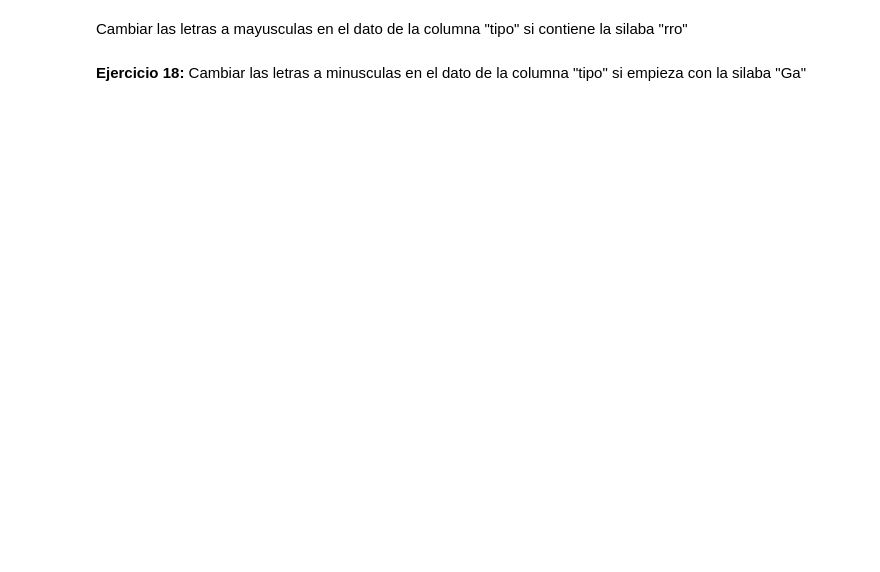
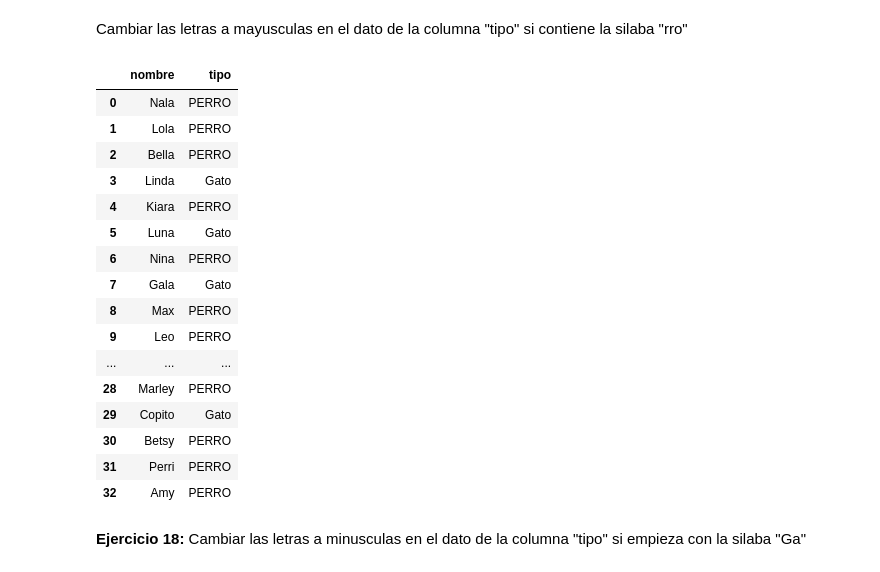
Before and after one commit to alcazarpedro/project_numpy_pandas, a Jupyter notebook: pandas_dtascience/2_String/String.ipynb, the cells around one changed output. Saved outputs shown, nothing was run; the diff lists cells and outputs as text; code cells hidden in the pictures; blank space fills up the shorter version.

```diff
--- a/pandas_dtascience/2_String/String.ipynb
+++ b/pandas_dtascience/2_String/String.ipynb
@@ -323,4 +386,26 @@ Importar los datos del archivo "mascotas.xlsx" utilizando pandas y guardarlos en
 # %% [markdown]
 Cambiar las letras a mayusculas en el dato de la columna "tipo" si contiene la silaba "rro"
+# %%
+mascotas.tipo[mascotas.tipo.str.endswith("rro")] = mascotas.tipo.str.upper()
+# %%
+mascotas
+# %% [output]
+|  | nombre | tipo |
+| 0 | Nala | PERRO |
+| 1 | Lola | PERRO |
+| 2 | Bella | PERRO |
+| 3 | Linda | Gato |
+| 4 | Kiara | PERRO |
+| 5 | Luna | Gato |
+| 6 | Nina | PERRO |
+| 7 | Gala | Gato |
+| 8 | Max | PERRO |
+| 9 | Leo | PERRO |
+| ... | ... | ... |
+| 28 | Marley | PERRO |
+| 29 | Copito | Gato |
+| 30 | Betsy | PERRO |
+| 31 | Perri | PERRO |
+| 32 | Amy | PERRO |
 # %% [markdown]
 __Ejercicio 18:__ Cambiar las letras a minusculas en el dato de la columna "tipo" si empieza con la silaba "Ga"
```
Also changed, not shown: parts of 10 cells of this notebook, 1 other file.
